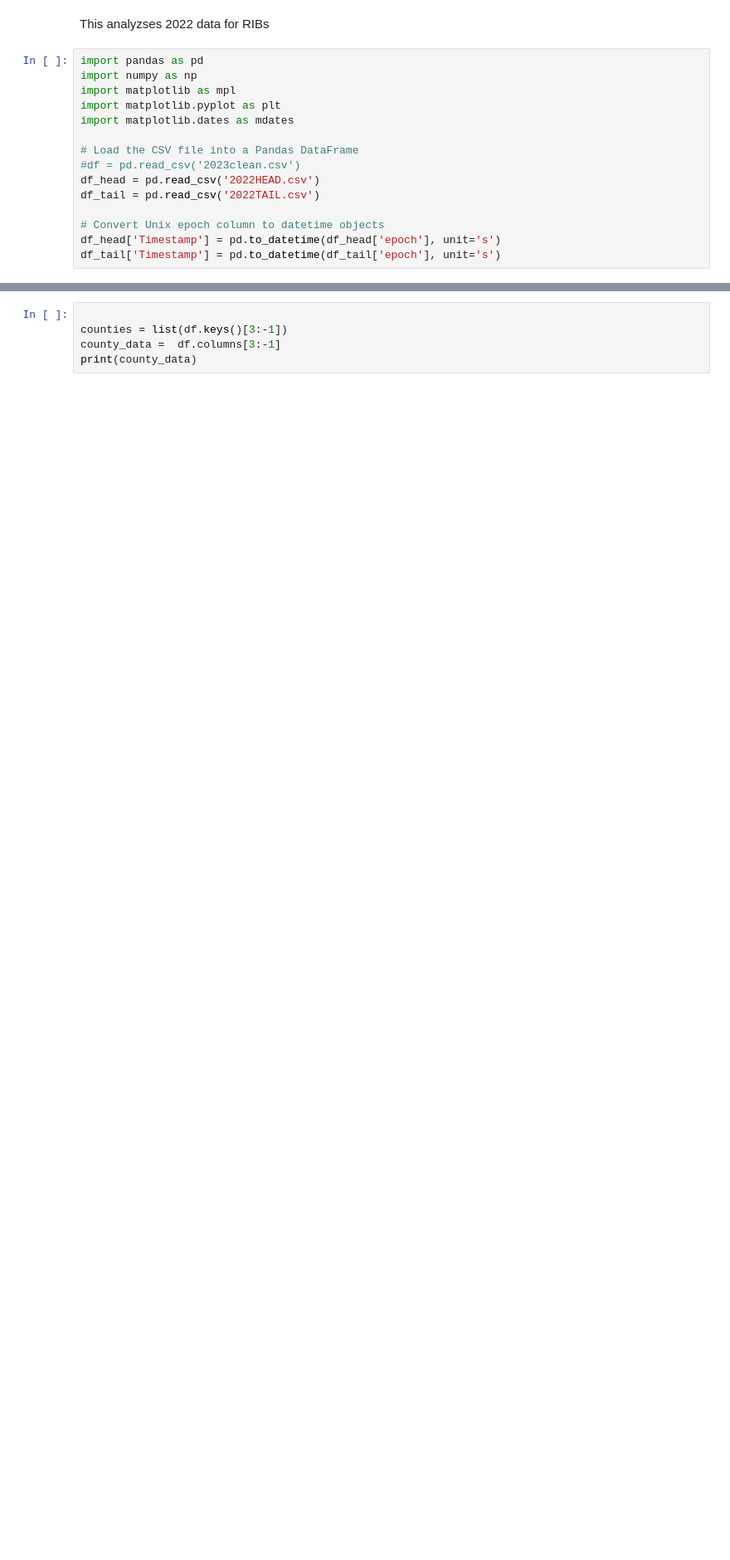
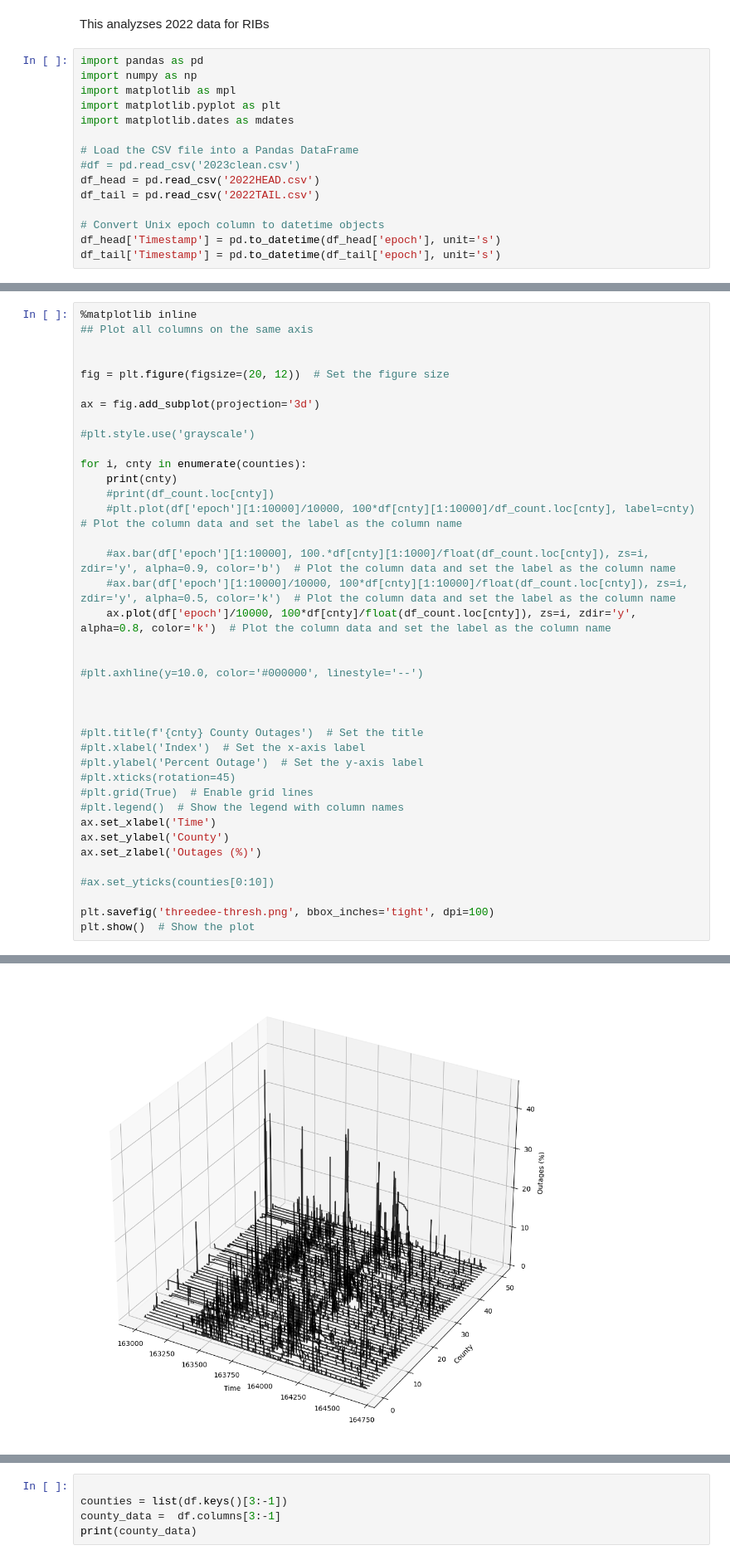
Before and after one commit to headrotor/powerscraper, a Jupyter notebook: data/RIBviz.ipynb, the cells around one changed output, grey strips where cells are left out. Shown at 83% size. Cells and saved outputs as stored; diff of their text form; blank space fills up the shorter version.

```diff
--- a/data/RIBviz.ipynb
+++ b/data/RIBviz.ipynb
@@ -80,0 +86,40 @@ Name: Alameda, dtype: int64
+# %%
+%matplotlib inline
+## Plot all columns on the same axis
+
+
+fig = plt.figure(figsize=(20, 12))  # Set the figure size
+
+ax = fig.add_subplot(projection='3d')
+
+#plt.style.use('grayscale')
+
+for i, cnty in enumerate(counties):
+    print(cnty)
+    #print(df_count.loc[cnty])
+    #plt.plot(df['epoch'][1:10000]/10000, 100*df[cnty][1:10000]/df_count.loc[cnty], label=cnty)  # Plot the column data and set the label as the column name
+
+    #ax.bar(df['epoch'][1:10000], 100.*df[cnty][1:1000]/float(df_count.loc[cnty]), zs=i, zdir='y', alpha=0.9, color='b')  # Plot the column data and set the label as the column name
+    #ax.bar(df['epoch'][1:10000]/10000, 100*df[cnty][1:10000]/float(df_count.loc[cnty]), zs=i, zdir='y', alpha=0.5, color='k')  # Plot the column data and set the label as the column name
+    ax.plot(df['epoch']/10000, 100*df[cnty]/float(df_count.loc[cnty]), zs=i, zdir='y', alpha=0.8, color='k')  # Plot the column data and set the label as the column name
+
+
+#plt.axhline(y=10.0, color='#000000', linestyle='--')
+
+
+
+#plt.title(f'{cnty} County Outages')  # Set the title
+#plt.xlabel('Index')  # Set the x-axis label
+#plt.ylabel('Percent Outage')  # Set the y-axis label
+#plt.xticks(rotation=45)
+#plt.grid(True)  # Enable grid lines
+#plt.legend()  # Show the legend with column names
+ax.set_xlabel('Time')
+ax.set_ylabel('County')
+ax.set_zlabel('Outages (%)')
+
+#ax.set_yticks(counties[0:10])
+
+plt.savefig('threedee-thresh.png', bbox_inches='tight', dpi=100)
+plt.show()  # Show the plot
+# %% [output]
@@ -80,0 +143 @@ Name: Alameda, dtype: int64
+[figure, added]
```
Also changed, not shown: parts of 5 cells of this notebook, 4 other files.
